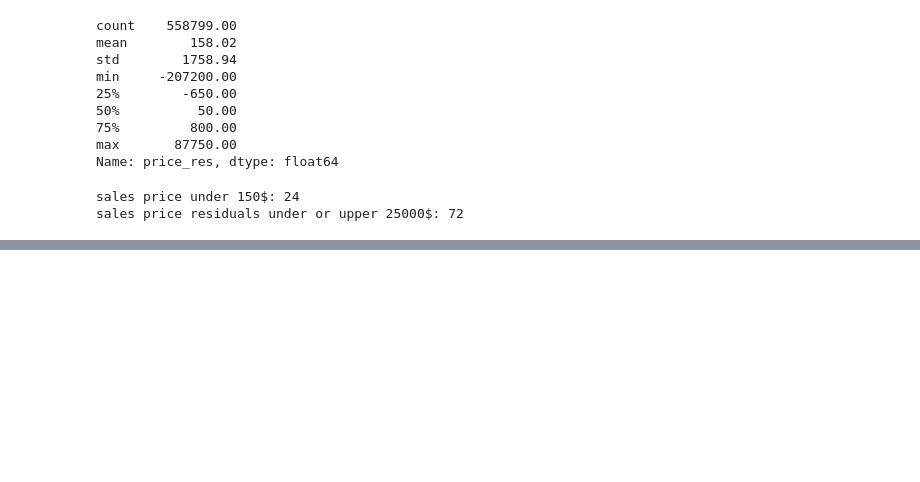
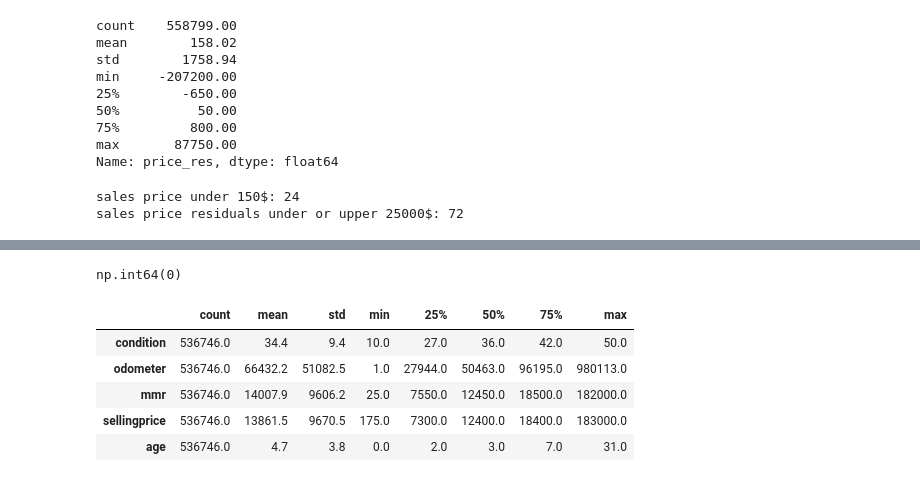
Before and after one commit to joandies/vehicle-sales-predictor, a Jupyter notebook: notebooks/02_Feature_Engineering.ipynb, the cells around one changed output, grey strips where cells are left out. Saved outputs shown, nothing was run; the diff lists cells and outputs as text; code cells hidden in the pictures; blank space fills up the shorter version.

```diff
--- a/notebooks/02_Feature_Engineering.ipynb
+++ b/notebooks/02_Feature_Engineering.ipynb
@@ -594,0 +703,8 @@ sales price residuals under or upper 25000$: 72
+# %%
+# Same for trim
+trim_mode = df.groupby(by = ['make', 'model'])['trim'].agg(pd.Series.mode).explode().reset_index()
+trim_mode = trim_mode.groupby(by = ['make', 'model']).first().reset_index()
+df = pd.merge(left = df, right = trim_mode, on = ['make', 'model'], how = 'left')
+df['trim_x'] = df['trim_x'].fillna(df['trim_y'])
+df.drop('trim_y', axis = 1, inplace = True)
+df.rename(columns = {'trim_x' : 'trim'}, inplace = True)
@@ -594,0 +725,9 @@ sales price residuals under or upper 25000$: 72
+# %%
+# For condition we do median instead of mode
+condition_mean = df.groupby(by = ['car_age', 'odometer'], dropna =True)['condition'].agg(pd.Series.median).reset_index()
+condition_mean['condition'] = condition_mean['condition'].round(0)
+df = pd.merge(left=df, right=condition_mean, on=['car_age', 'odometer'], how='left')
+df['condition_x'] = df['condition_x'].fillna(df['condition_y'])
+df.drop('condition_y', axis=1, inplace=True)
+df.rename(columns={'condition_x': 'condition'}, inplace=True)
+# Will print some warnings
@@ -594,0 +754,5 @@ sales price residuals under or upper 25000$: 72
+# %%
+# Delete the rest of nans that were not completed
+df.dropna(how = 'any', inplace = True)
+print(f'nun of nan after filling: {df.shape}')
+print(f'shape after filling: {df.isna().sum()}')
@@ -594,0 +775,17 @@ sales price residuals under or upper 25000$: 72
+# %%
+# Fine tuning
+df.rename(columns = {'car_age' : 'age'} ,inplace = True)
+# %%
+# Duplication check
+df.duplicated().sum()
+# %% [output]
+np.int64(0)
+# %%
+df.describe().round(1).T
+# %% [output]
+|  | count | mean | std | min | 25% | 50% | 75% | max |
+| condition | 536746.0 | 34.4 | 9.4 | 10.0 | 27.0 | 36.0 | 42.0 | 50.0 |
+| odometer | 536746.0 | 66432.2 | 51082.5 | 1.0 | 27944.0 | 50463.0 | 96195.0 | 980113.0 |
+| mmr | 536746.0 | 14007.9 | 9606.2 | 25.0 | 7550.0 | 12450.0 | 18500.0 | 182000.0 |
+| sellingprice | 536746.0 | 13861.5 | 9670.5 | 175.0 | 7300.0 | 12400.0 | 18400.0 | 183000.0 |
+| age | 536746.0 | 4.7 | 3.8 | 0.0 | 2.0 | 3.0 | 7.0 | 31.0 |
```
Also changed, not shown: parts of 17 cells of this notebook.
